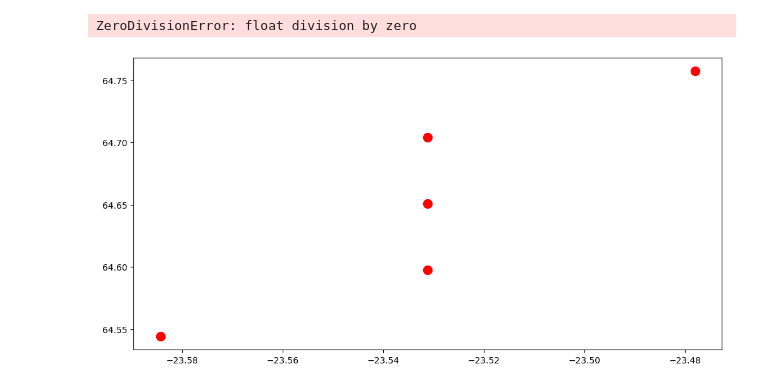
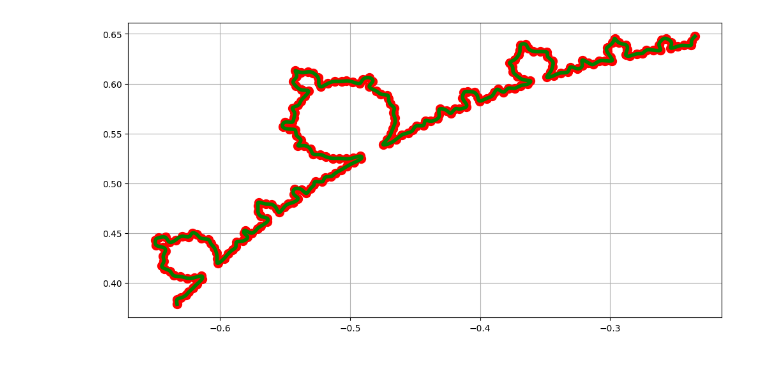
Before and after one commit to DanielDaVinci/CompMath, a Jupyter notebook: Lab1.ipynb, the cells around one changed output. Cells and saved outputs as stored; diff of their text form; code cells hidden in the pictures.

```diff
--- a/Lab1.ipynb
+++ b/Lab1.ipynb
@@ -78,4 +78,7 @@ def data_plot_with_interpolant(x_nodes, y_nodes, method):
 # %%
 def get_points_from_file(filename: str):
     f = open(filename, 'r')
-    return list(map(lambda x: tuple(map(float, x.split(' '))), f.readlines()))
+    points = list(map(lambda x: tuple(map(float, x.split(' '))), f.readlines()))
+    f.close()
+
+    return points
@@ -91,5 +85,41 @@ def lab1_base(filename_in: str, factor:int, filename_out:str):
+# %%
+def put_coeffs_to_file(filename: str, flag: str, coeff_mat):
+    f = open(filename, flag)
+
+    for coeffs in coeff_mat.tolist():
+        coeffs = np.array(coeffs)
+        f.write(str(coeffs).strip("[]") + "\n")
+
+    f.write('\n')
+    f.close()
+# %%
+def lab1_base(filename_in: str, factor:int, filename_out:str):
+    points = get_points_from_file(filename_in)
+    n = len(points)
+
+    x_nodes = [points[i][0] for i in range(0, n, factor)]
+    y_nodes = [points[i][1] for i in range(0, n, factor)]
+
+    n = len(x_nodes)
+    fig, ax = plt.subplots(1, 1, figsize=(12, 6))
+
+    ax.plot(x_nodes, y_nodes, 'ro', markersize=10)
+
+    coeff_mat_x = splain_3_interpolant([i for i in range(n)], x_nodes)
+    coeff_mat_y = splain_3_interpolant([i for i in range(n)], y_nodes)
+
+    t_for_plotting = np.arange(0, n, 0.1)
+    x_points = get_interpolant_points(t_for_plotting, [i for i in range(n)], coeff_mat_x)
+    y_points = get_interpolant_points(t_for_plotting, [i for i in range(n)], coeff_mat_y)
+
+    # print([math.sqrt((x_points[i] - points[i][0])**2 + (y_points[i] - points[i][1])**2) for i in range(len(x_points))])
+
+    ax.plot(x_points, y_points, 'g-', linewidth=4)
+    ax.grid()
+
+    put_coeffs_to_file(filename_out, 'w', coeff_mat_x)
+    put_coeffs_to_file(filename_out, 'a', coeff_mat_y)
 # %%
-lab1_base('contour.txt', 10, '')
+lab1_base('contour.txt', 10, 'output.txt')
 # %% [output]
-ZeroDivisionError: float division by zero
-[figure, old version]
+[figure, new version]
```
Also changed, not shown: parts of 6 cells of this notebook.
